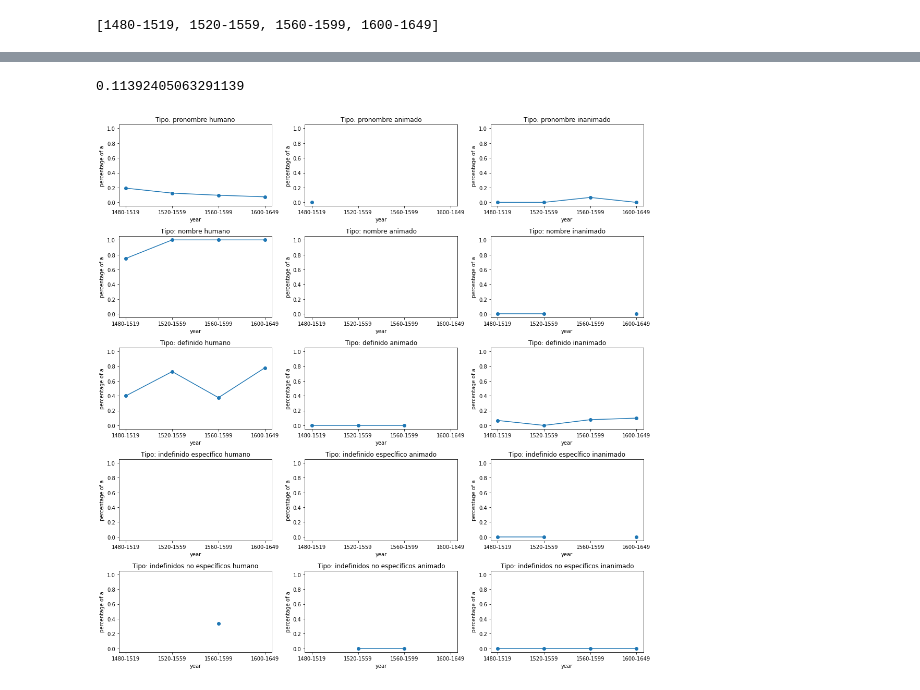
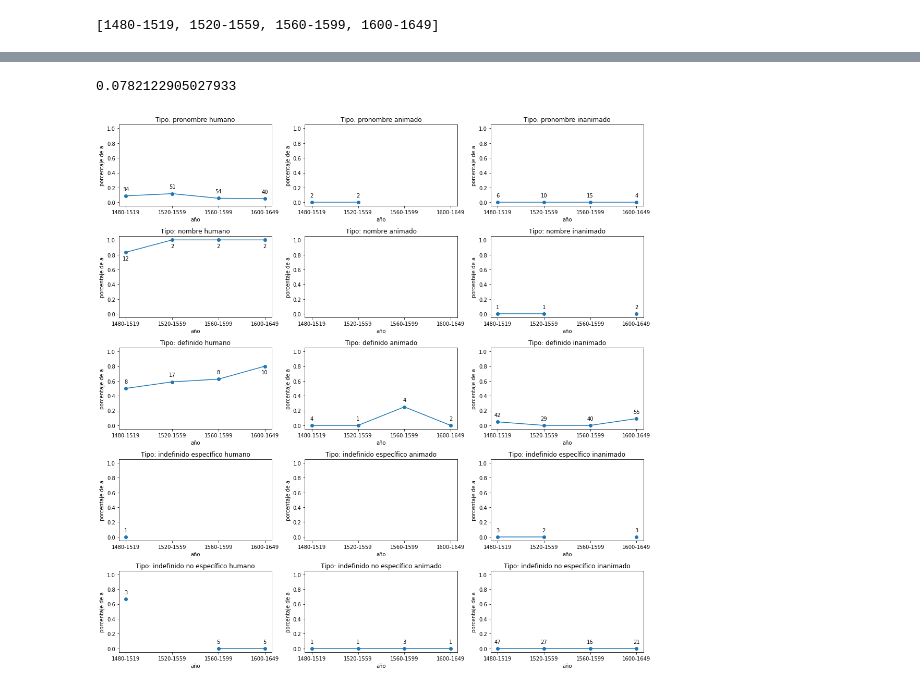
Before and after one commit to NienkeWessel/ThesisSpanish, a Jupyter notebook: ReadFiles.ipynb, the cells around one changed output, grey strips where cells are left out. Saved outputs shown, nothing was run; the diff lists cells and outputs as text; code cells hidden in the pictures.

```diff
--- a/ReadFiles.ipynb
+++ b/ReadFiles.ipynb
@@ -10,6 +11,6 @@ import numpy as np
 # %%
-def strToBool(row):
-    if row['has_a'] == 'True' or row['has_a'] == 'TRUE':
+def strToBool(row, col_name = 'has_a'):
+    if row[col_name] == 'True' or row[col_name] == 'TRUE':
         return True
     else:
         return False
@@ -117,7 +162,14 @@ class YearRange:
         self.end_year = end_year
 
     def __repr__(self):
-        return "%s-%s" % (self.start_year, self.end_year)
+        if self.start_year == self.end_year:
+            return str(self.start_year)
+        else:
+            return "%s-%s" % (self.start_year, self.end_year)
+
+    def match_years(self, df):
+        return df[(df.loc[:, 'year'] >= self.start_year) & (df.loc[:, 'year'] <= self.end_year)]
+
 
 #year_ranges = [YearRange(1480, 1549), YearRange(1550, 1599), YearRange(1600, 1649)]
 year_ranges = [YearRange(1480, 1519), YearRange(1520, 1559), YearRange(1560, 1599), YearRange(1600, 1649)]
@@ -147,7 +199,12 @@ def calc_has_a_percentages(df, defi, ani):
 
 calc_has_a_percentages(df, 'Definiteness.pronoun', 'H')
 # %% [output]
-0.11392405063291139
+0.0782122905027933
+# %%
+def calc_has_a_amount(df, defi, ani):
+    mask = (df.loc[:, 'corrected_def'] == defi) & (df.loc[:, 'animacy'] == ani)
+    filtered_df = df[mask]
+    return len(filtered_df)
 # %%
 plot_mapping = {
     'Definiteness.pronoun' : 'pronombre',
@@ -162,36 +219,93 @@ plot_mapping = {
     'U' : 'desconocido'
 }
 # %%
+'''
 def plot_percentage_a(df, years, ranges=True):
     fig, axs = plt.subplots(len(definiteness_categories[:-1]), len(animacy_categories[:-1]), figsize=(15,15))
 
     dummy_data = [0.5 for year in years]
 
     for i, definiteness in enumerate(definiteness_categories[:-1]):
         for j, animacy in enumerate(animacy_categories[:-1]):
             array = []
             for year in years:
                 #print(year)
                 if ranges:
                     df_year = df[(df.loc[:, 'year'] >= year.start_year) & (df.loc[:, 'year'] <= year.end_year)]
                 else:
                     df_year = df[df['year'] == year]
 
 
                 # Check whether there is data
                 percentage = calc_has_a_percentages(df_year, definiteness, animacy)
                 array.append(percentage)
 
             axs[i,j].plot([str(year) for year in years], array, lw=1.5, marker = 'o')
             axs[i,j].scatter([str(year) for year in years], dummy_data, color='white', lw=1.5, marker = 'o')
             axs[i,j].title.set_text("Tipo: " + plot_mapping[definiteness] + " " + plot_mapping[animacy])
             axs[i,j].set(xlabel="year", ylabel="percentage of a")
             axs[i,j].set_ylim(-0.05, 1.05)
             #axs[i,j].set_xticks(labels=years)
             #plot()
     fig.tight_layout()
     return
 
 plot_percentage_a(df, year_ranges)
+'''
+
+def set_plot_settings(ax, years, definiteness, animacy):
+    dummy_data = [0.5 for year in years]
+    ax.scatter([str(year) for year in years], dummy_data, color='white', lw=2.5, marker = 'o')
+    ax.title.set_text("Tipo: " + plot_mapping[definiteness] + " " + plot_mapping[animacy])
+    ax.set(xlabel="año", ylabel="porcentaje de a")
+    ax.set_ylim(-0.05, 1.05)
+
+def draw_plot(ax, years, definiteness, animacy, array, dataamounts):
+    dummy_data = [0.5 for year in years]
+
+    ax.plot([str(year) for year in years], array, lw=1.5, marker = 'o')
+    for x,y,amount in zip([str(year) for year in years],array,dataamounts):
+        if np.isnan(y):
+            continue
+        offset = (0,10)
+        if y >= 0.8:
+            offset = (0,-15)
+        ax.annotate(str(amount), (x,y), textcoords="offset points", xytext=offset, ha='center')
+    set_plot_settings(ax, years, definiteness, animacy)
+
+
+def plot_percentage_a(df, years, ranges=True):
+    fig, axs = plt.subplots(len(definiteness_categories[:-1]), len(animacy_categories[:-1]), figsize=(15,15))
+
+
+
+    for i, definiteness in enumerate(definiteness_categories[:-1]):
+        for j, animacy in enumerate(animacy_categories[:-1]):
+            array = []
+            dataamounts = []
+            for year in years:
+                #print(year)
+                if ranges:
+                    df_year = year.match_years(df)
+                    #df_year = df[(df.loc[:, 'year'] >= year.start_year) & (df.loc[:, 'year'] <= year.end_year)]
+                else:
+                    df_year = df[df['year'] == year]
+
+
+                # Check whether there is data
+                percentage = calc_has_a_percentages(df_year, definiteness, animacy)
+                array.append(percentage)
+                dataamounts.append(calc_has_a_amount(df_year, definiteness, animacy))
+
+
+            draw_plot(axs[i,j], years, definiteness, animacy, array, dataamounts)
+            set_plot_settings(axs[i,j], years, definiteness, animacy)
+            #axs[i,j].set_xticks(labels=years)
+            #plot()
+    fig.tight_layout()
+    fig.savefig('percentagea.png')
+    return
+
+plot_percentage_a(df, year_ranges)
 # %% [output]
-[figure, old version]
+[figure, new version]
```
Also changed, not shown: parts of 33 cells of this notebook, 1 other file.
